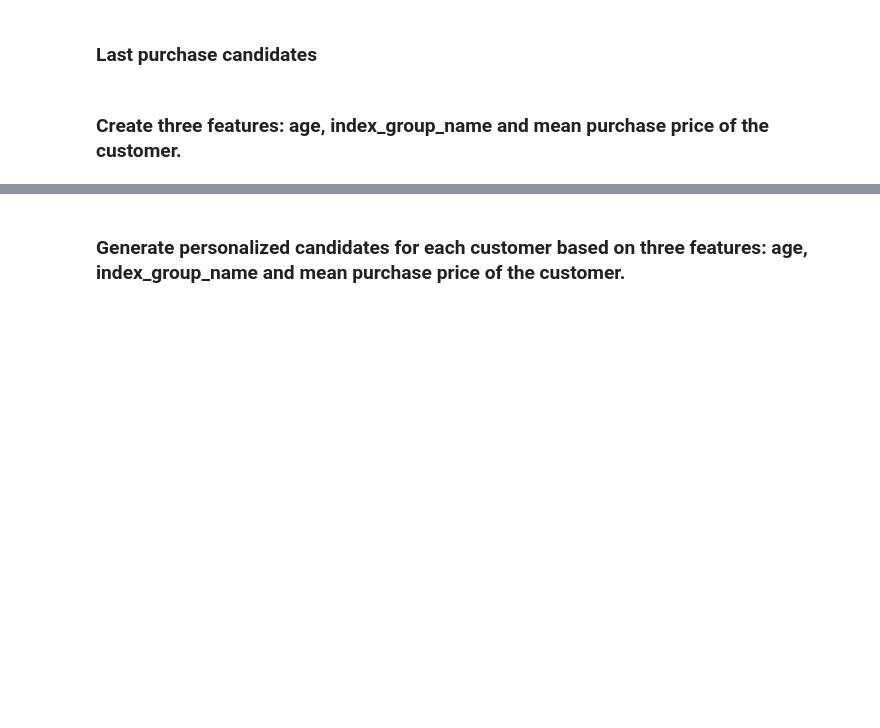
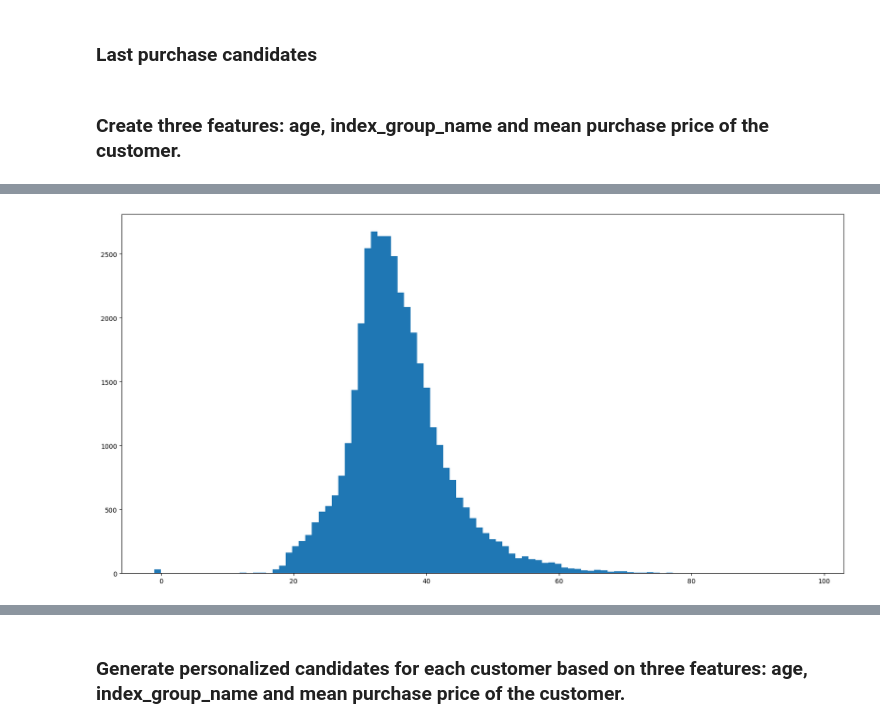
Before and after one commit to LienM/ai-project-23-24, a Jupyter notebook: MaksimKarnaukh/05-Research/src/nb_research.ipynb, the cells around one changed output, grey strips where cells are left out. Cells and saved outputs as stored; diff of their text form; code cells hidden in the pictures; blank space fills up the shorter version.

```diff
--- a/MaksimKarnaukh/05-Research/src/nb_research.ipynb
+++ b/MaksimKarnaukh/05-Research/src/nb_research.ipynb
@@ -56,3 +127,10 @@ transactions_with_3feat = pd.merge(transactions_with_3feat, articles[['article_i
+# %%
+# Create plot to see the distribution of the mean age per article column
+plt.figure(figsize=(20, 10))
+plt.hist(mean_age_per_article['mean_age_per_a'], bins=100)
+plt.show()
+# %% [output]
+[figure, added]
 # %%
 transactions_with_3feat
 # %% [output]
```
Also changed, not shown: parts of 6 cells of this notebook, 3 other files.
